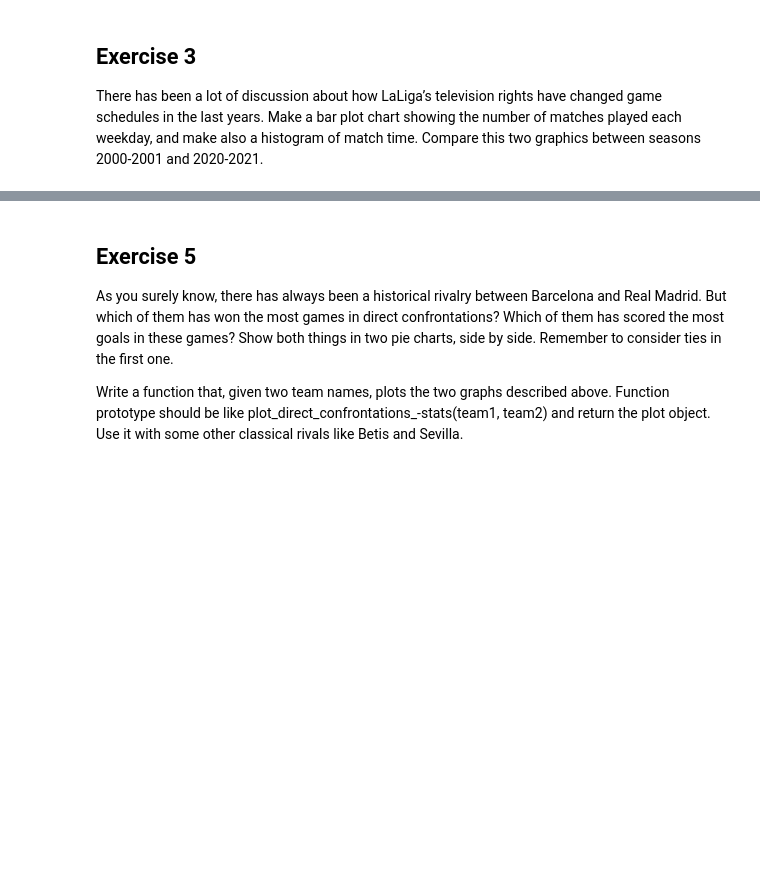
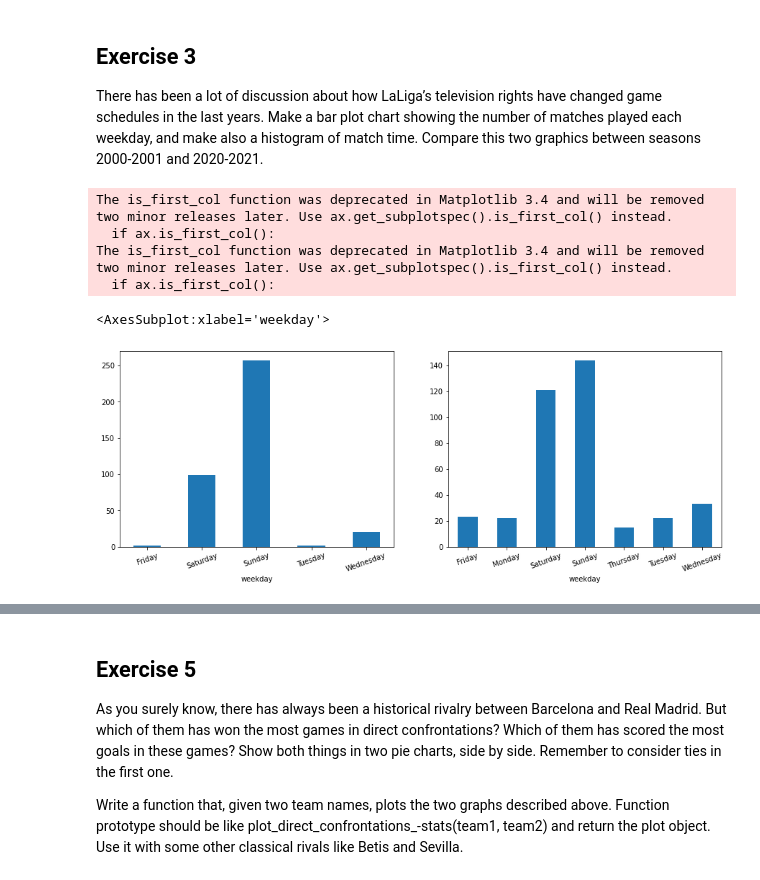
Before and after one commit to IsidreMas/la-quiniela, a Jupyter notebook: analysis/LaLigaDataAnalysis.ipynb, the cells around one changed output, grey strips where cells are left out. Cells and saved outputs as stored; diff of their text form; code cells hidden in the pictures; blank space fills up the shorter version.

```diff
--- a/analysis/LaLigaDataAnalysis.ipynb
+++ b/analysis/LaLigaDataAnalysis.ipynb
@@ -71,6 +87,29 @@ ax = plt.xticks(rotation=60)
 ## Exercise 3
 
 There has been a lot of discussion about how LaLiga’s television rights have changed game schedules in the last years. Make a bar plot chart showing the number of matches played each weekday, and make also a histogram of match time. Compare this two graphics between seasons 2000-2001 and 2020-2021.
+# %%
+import datetime
+import calendar
+
+def get_weekday(date, season):
+    date = date.split("/")
+    if(int(season.split("-")[0])>=2000):
+        century = 2000
+    else:
+        century = 1900
+    return calendar.day_name[datetime.datetime(int(century) + int(date[2]),int(date[0]),int(date[1])).weekday()]
+
+fig, (ax1, ax2) = plt.subplots(1, 2, figsize=(15, 5))
+df["weekday"]=df.apply(lambda row: get_weekday(row.date, row.season), axis=1)
+df[(df.season == "2000-2001") & (df.division == 1)].groupby('weekday').size().plot.bar(y='weekday', rot=20, ax=ax1)
+df[(df.season == "2020-2021") & (df.division == 1)].groupby('weekday').size().plot.bar(y='weekday', rot=20, ax=ax2)
+# %% [output]
+The is_first_col function was deprecated in Matplotlib 3.4 and will be removed two minor releases later. Use ax.get_subplotspec().is_first_col() instead.
+  if ax.is_first_col():
+The is_first_col function was deprecated in Matplotlib 3.4 and will be removed two minor releases later. Use ax.get_subplotspec().is_first_col() instead.
+  if ax.is_first_col():
+<AxesSubplot:xlabel='weekday'>
+[figure, added]
 # %% [markdown]
 ## Exercise 4
 
```
Also changed, not shown: parts of 4 cells of this notebook.
